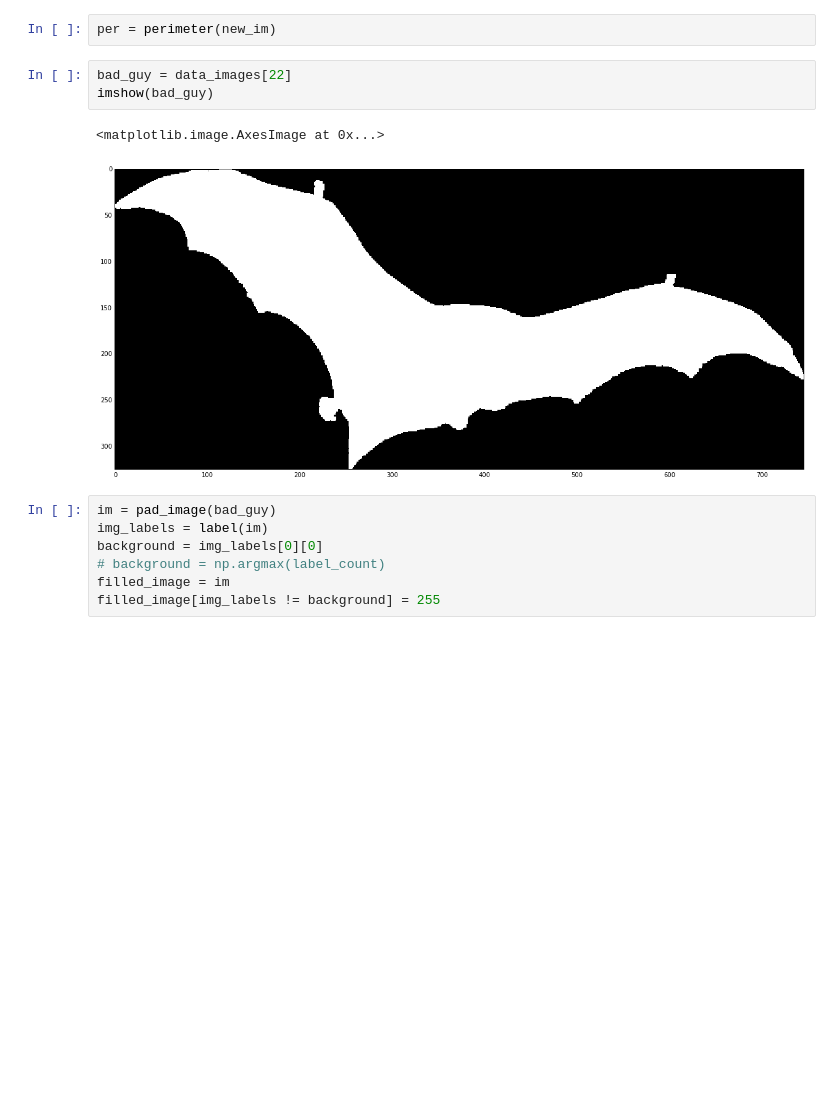
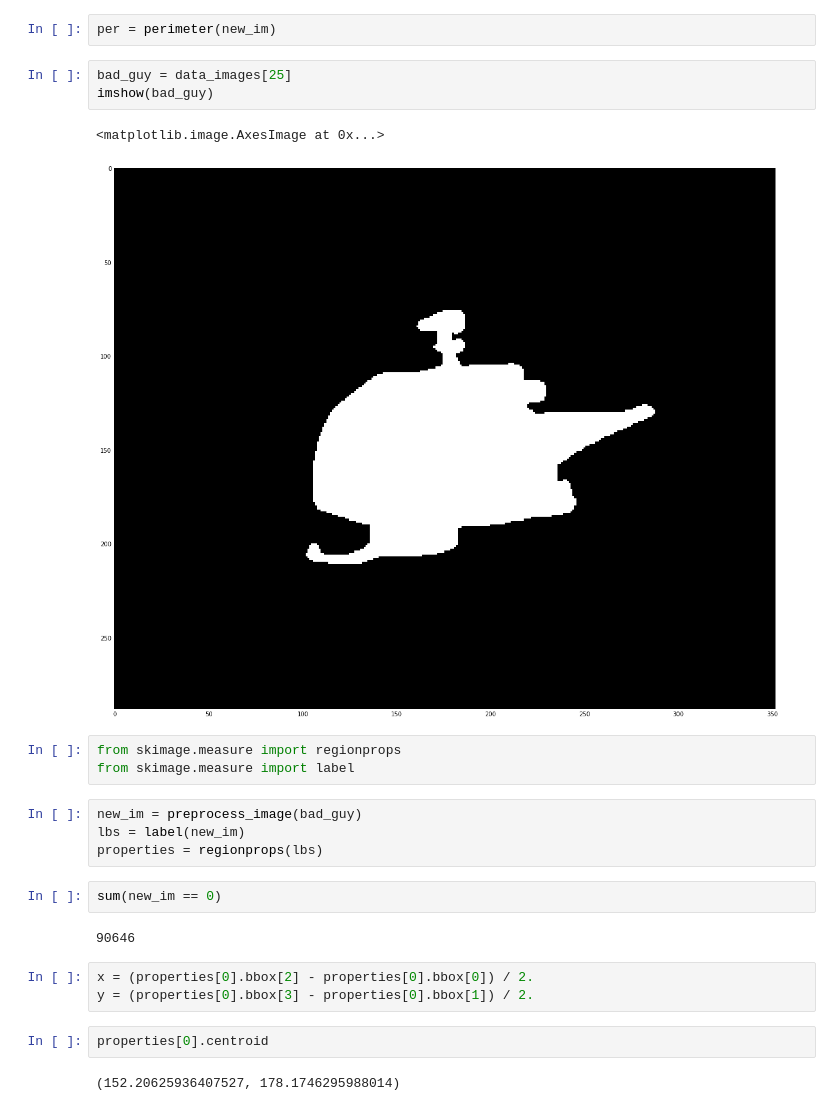
Before and after one commit to eugeniashurko/fork-recognition, a Jupyter notebook: experiments/curvature.ipynb, the cells around one changed output. Cells and saved outputs as stored; diff of their text form; blank space fills up the shorter version.

```diff
--- a/experiments/curvature.ipynb
+++ b/experiments/curvature.ipynb
@@ -417,16 +417,27 @@ new_im[new_im > 0] = 1
 # %%
 per = perimeter(new_im)
 # %%
-bad_guy = data_images[22]
+bad_guy = data_images[25]
 imshow(bad_guy)
 # %% [output]
 <matplotlib.image.AxesImage at 0x...>
-[figure, old version]
+[figure, new version]
-# %%
-im = pad_image(bad_guy)
-img_labels = label(im)
-background = img_labels[0][0]
-# background = np.argmax(label_count)
-filled_image = im
-filled_image[img_labels != background] = 255
+# %%
+from skimage.measure import regionprops
+from skimage.measure import label
+# %%
+new_im = preprocess_image(bad_guy)
+lbs = label(new_im)
+properties = regionprops(lbs)
+# %%
+sum(new_im == 0)
+# %% [output]
+90646
+# %%
+x = (properties[0].bbox[2] - properties[0].bbox[0]) / 2.
+y = (properties[0].bbox[3] - properties[0].bbox[1]) / 2.
+# %%
+properties[0].centroid
+# %% [output]
+(152.20625936407527, 178.1746295988014)
 # %%
```
Also changed, not shown: parts of 20 cells of this notebook, 2 other files.
